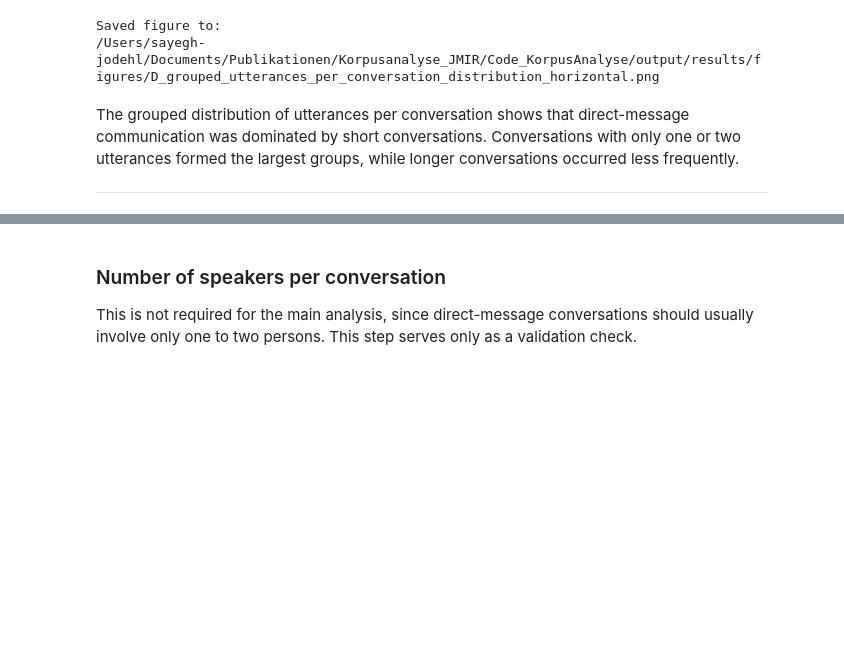
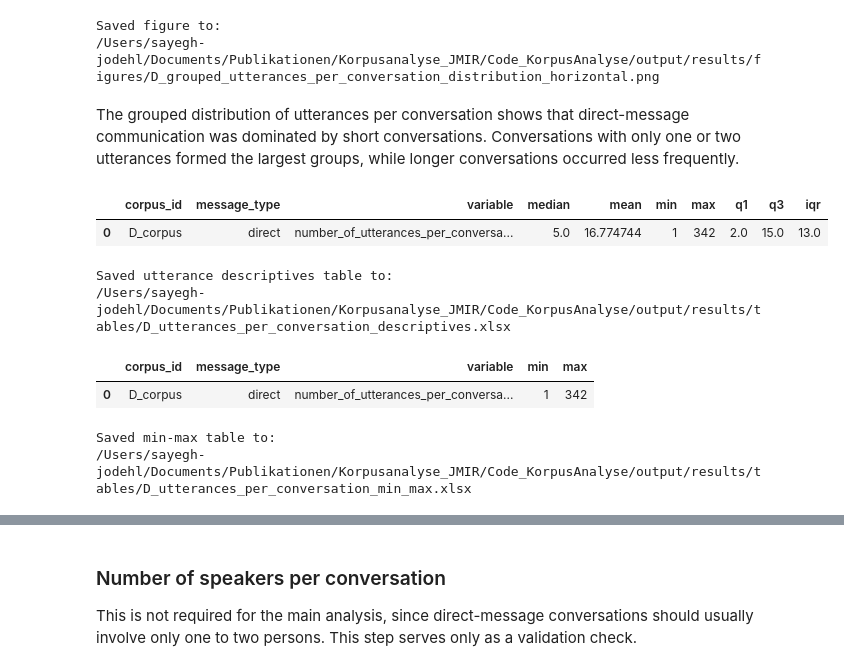
Before and after one commit to sajosa/DocTalk-Corpus-Analysis, a Jupyter notebook: 01_direct_messages_analysis/DocTalk_ChatCorpus_Analyse_Dir.ipynb, the cells around one changed output, grey strips where cells are left out. Cells and saved outputs as stored; diff of their text form; code cells hidden in the pictures; blank space fills up the shorter version.

```diff
--- a/01_direct_messages_analysis/DocTalk_ChatCorpus_Analyse_Dir.ipynb
+++ b/01_direct_messages_analysis/DocTalk_ChatCorpus_Analyse_Dir.ipynb
@@ -1774,5 +1760,68 @@ Saved figure to:
 /Users/sayegh-jodehl/Documents/Publikationen/Korpusanalyse_JMIR/Code_KorpusAnalyse/output/results/figures/D_grouped_utterances_per_conversation_distribution_horizontal.png
 # %% [markdown]
 The grouped distribution of utterances per conversation shows that direct-message communication was dominated by short conversations. Conversations with only one or two utterances formed the largest groups, while longer conversations occurred less frequently.
-
----
+# %%
+# Create descriptive statistics for utterances per conversation
+D_utterance_descriptives_df = pd.DataFrame([
+    {
+        "corpus_id": "D_corpus",
+        "message_type": "direct",
+        "variable": "number_of_utterances_per_conversation",
+        "median": D_frequency_df["number_of_utterances"].median(),
+        "mean": D_frequency_df["number_of_utterances"].mean(),
+        "min": D_frequency_df["number_of_utterances"].min(),
+        "max": D_frequency_df["number_of_utterances"].max(),
+        "q1": D_frequency_df["number_of_utterances"].quantile(0.25),
+        "q3": D_frequency_df["number_of_utterances"].quantile(0.75),
+        "iqr": (
+            D_frequency_df["number_of_utterances"].quantile(0.75)
+            - D_frequency_df["number_of_utterances"].quantile(0.25)
+        )
+    }
+])
+
+# Display descriptive statistics
+display(D_utterance_descriptives_df)
+
+# Save descriptive statistics
+D_utterance_descriptives_df.to_excel(
+    RESULT_TABLE_DIR / "D_utterances_per_conversation_descriptives.xlsx",
+    index=False,
+    engine="openpyxl"
+)
+
+print("Saved utterance descriptives table to:")
+print(RESULT_TABLE_DIR / "D_utterances_per_conversation_descriptives.xlsx")
+# %% [output]
+|  | corpus_id | message_type | variable | median | mean | min | max | q1 | q3 | iqr |
+| 0 | D_corpus | direct | number_of_utterances_per_conversa... | 5.0 | 16.774744 | 1 | 342 | 2.0 | 15.0 | 13.0 |
+Saved utterance descriptives table to:
+/Users/sayegh-jodehl/Documents/Publikationen/Korpusanalyse_JMIR/Code_KorpusAnalyse/output/results/tables/D_utterances_per_conversation_descriptives.xlsx
+# %%
+# Create min-max summary table
+D_utterance_min_max_df = pd.DataFrame([
+    {
+        "corpus_id": "D_corpus",
+        "message_type": "direct",
+        "variable": "number_of_utterances_per_conversation",
+        "min": D_frequency_df["number_of_utterances"].min(),
+        "max": D_frequency_df["number_of_utterances"].max()
+    }
+])
+
+display(D_utterance_min_max_df)
+# %% [output]
+|  | corpus_id | message_type | variable | min | max |
+| 0 | D_corpus | direct | number_of_utterances_per_conversa... | 1 | 342 |
+# %%
+D_utterance_min_max_df.to_excel(
+    RESULT_TABLE_DIR / "D_utterances_per_conversation_min_max.xlsx",
+    index=False,
+    engine="openpyxl"
+)
+
+print("Saved min-max table to:")
+print(RESULT_TABLE_DIR / "D_utterances_per_conversation_min_max.xlsx")
+# %% [output]
+Saved min-max table to:
+/Users/sayegh-jodehl/Documents/Publikationen/Korpusanalyse_JMIR/Code_KorpusAnalyse/output/results/tables/D_utterances_per_conversation_min_max.xlsx
```
Also changed, not shown: parts of 18 cells of this notebook, 3 other files.
